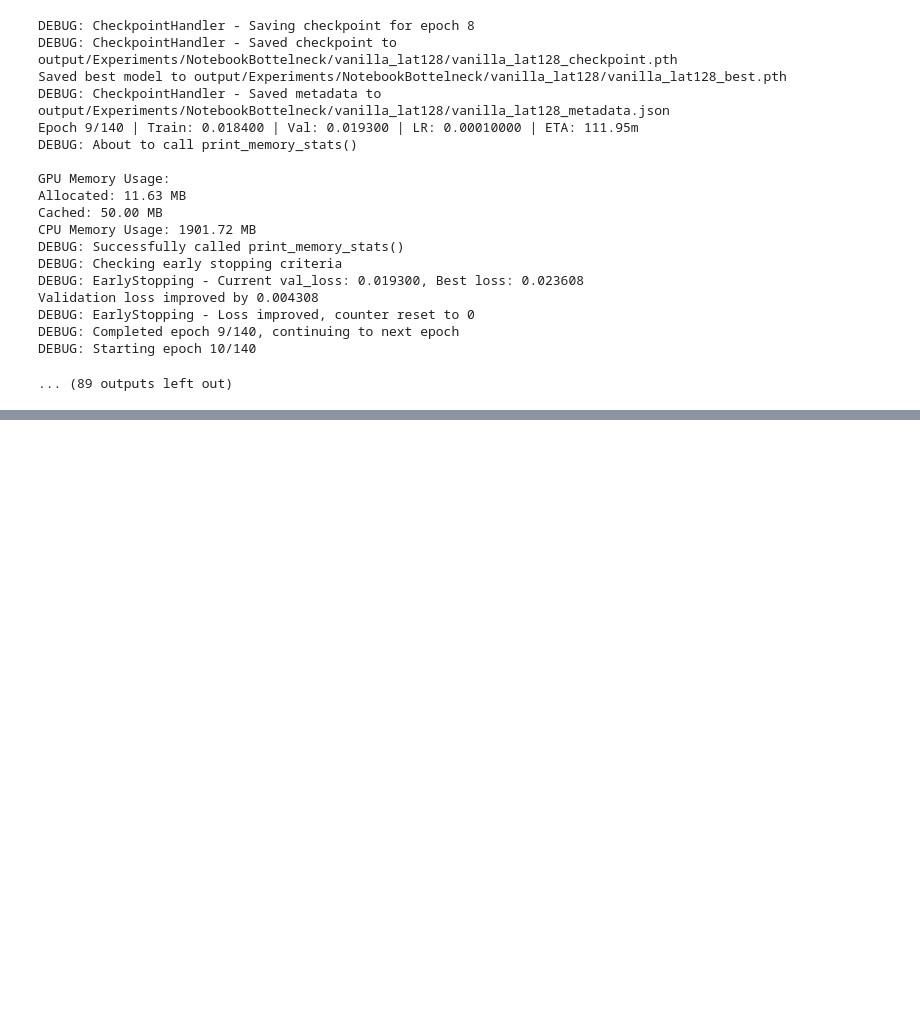
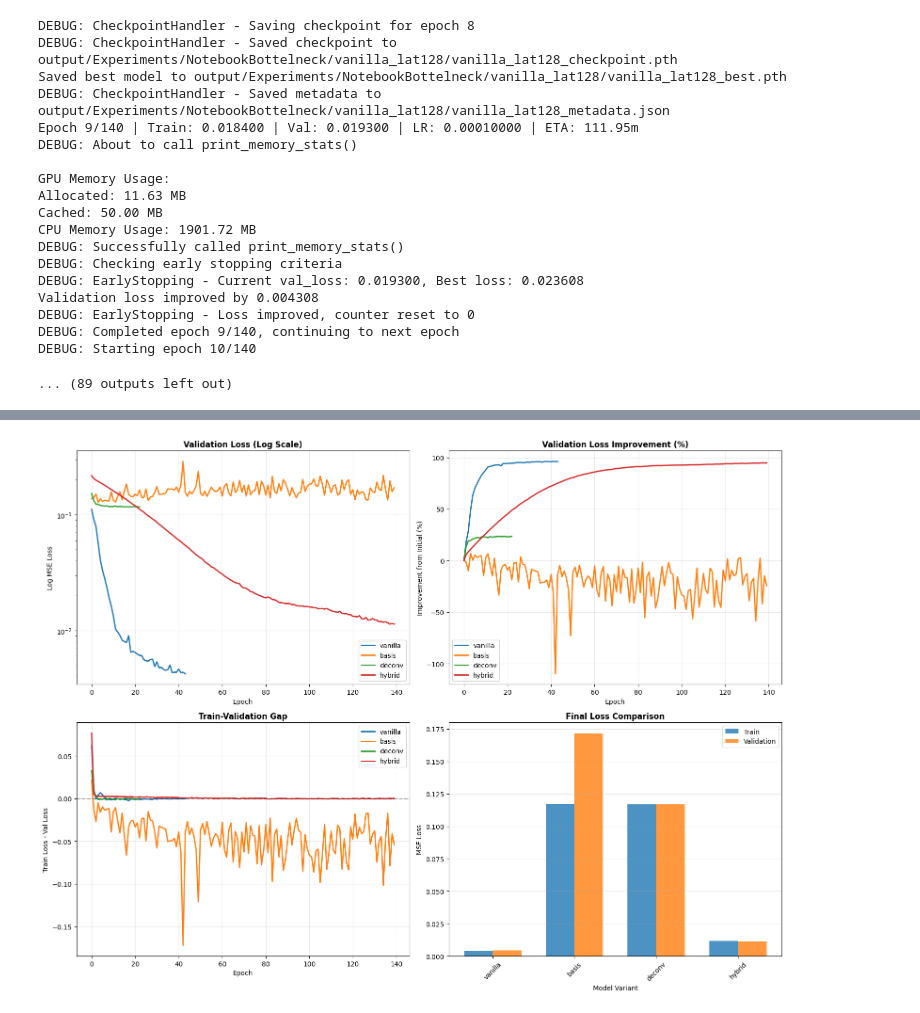
Before and after one commit to figoo210/unsupervised-parkinsons-imaging, a Jupyter notebook: bottleneck_latent_optimization_analysis.ipynb, the cells around one changed output, grey strips where cells are left out. Saved outputs shown, nothing was run; the diff lists cells and outputs as text; code cells hidden in the pictures; blank space fills up the shorter version.

```diff
--- a/bottleneck_latent_optimization_analysis.ipynb
+++ b/bottleneck_latent_optimization_analysis.ipynb
@@ -537,0 +815,57 @@ DEBUG: Starting epoch 10/140
+# %%
+# Analyze training convergence
+fig, axes = plt.subplots(2, 2, figsize=(16, 12))
+
+# Plot 1: Loss curves (log scale)
+for variant in histories.keys():
+    axes[0, 0].semilogy(histories[variant]["val"], label=variant, linewidth=2)
+axes[0, 0].set_title("Validation Loss (Log Scale)", fontsize=12, fontweight='bold')
+axes[0, 0].set_xlabel("Epoch")
+axes[0, 0].set_ylabel("Log MSE Loss")
+axes[0, 0].legend()
+axes[0, 0].grid(alpha=0.3)
+
+# Plot 2: Loss improvement from epoch 0
+for variant in histories.keys():
+    initial_loss = histories[variant]["val"][0]
+    improvement = [(initial_loss - loss) / initial_loss * 100 for loss in histories[variant]["val"]]
+    axes[0, 1].plot(improvement, label=variant, linewidth=2)
+axes[0, 1].set_title("Validation Loss Improvement (%)", fontsize=12, fontweight='bold')
+axes[0, 1].set_xlabel("Epoch")
+axes[0, 1].set_ylabel("Improvement from Initial (%)")
+axes[0, 1].legend()
+axes[0, 1].grid(alpha=0.3)
+
+# Plot 3: Train-Val gap
+for variant in histories.keys():
+    gap = [t - v for t, v in zip(histories[variant]["train"], histories[variant]["val"])]
+    axes[1, 0].plot(gap, label=variant, linewidth=2)
+axes[1, 0].set_title("Train-Validation Gap", fontsize=12, fontweight='bold')
+axes[1, 0].set_xlabel("Epoch")
+axes[1, 0].set_ylabel("Train Loss - Val Loss")
+axes[1, 0].axhline(y=0, color='k', linestyle='--', alpha=0.3)
+axes[1, 0].legend()
+axes[1, 0].grid(alpha=0.3)
+
+# Plot 4: Final comparison bar chart
+variants_list = list(histories.keys())
+final_train = [histories[v]["train"][-1] for v in variants_list]
+final_val = [histories[v]["val"][-1] for v in variants_list]
+
+x = np.arange(len(variants_list))
+width = 0.35
+axes[1, 1].bar(x - width/2, final_train, width, label='Train', alpha=0.8)
+axes[1, 1].bar(x + width/2, final_val, width, label='Validation', alpha=0.8)
+axes[1, 1].set_title("Final Loss Comparison", fontsize=12, fontweight='bold')
+axes[1, 1].set_xlabel("Model Variant")
+axes[1, 1].set_ylabel("MSE Loss")
+axes[1, 1].set_xticks(x)
+axes[1, 1].set_xticklabels(variants_list, rotation=45)
+axes[1, 1].legend()
+axes[1, 1].grid(alpha=0.3, axis='y')
+
+plt.tight_layout()
+plt.savefig(os.path.join(output_dir, "convergence_analysis.png"), dpi=300, bbox_inches='tight')
+plt.show()
+# %% [output]
+[figure, added]
```
Also changed, not shown: parts of 16 cells of this notebook, 1 other file.
